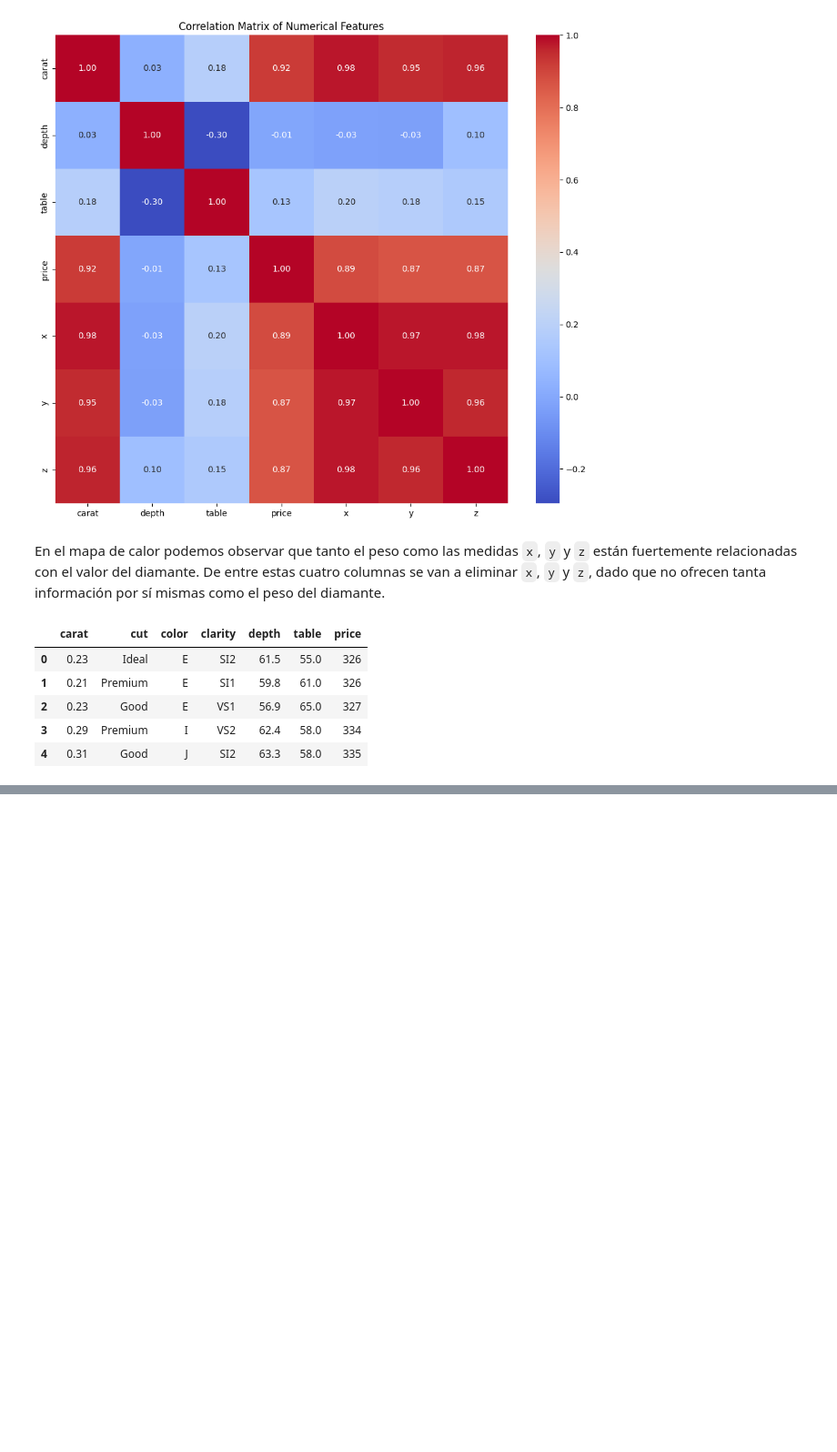
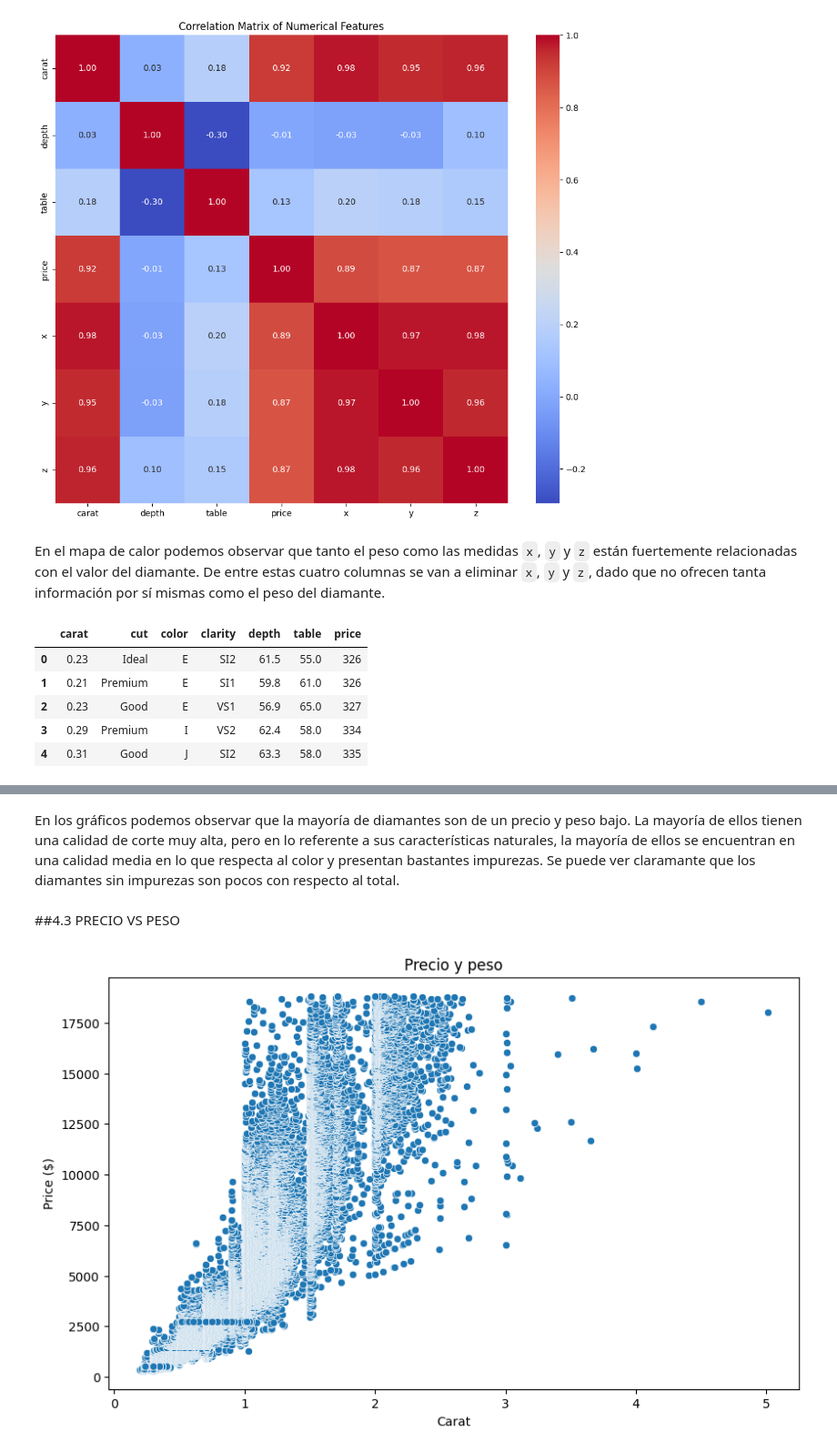
Before and after one commit to robertomartinezedu/Curso-IA-BigData, a Jupyter notebook: PIA_UD1_Entrega1.ipynb, the cells around one changed output, grey strips where cells are left out. Shown at 91% size. Cells and saved outputs as stored; diff of their text form; code cells hidden in the pictures; blank space fills up the shorter version.

```diff
--- a/PIA_UD1_Entrega1.ipynb
+++ b/PIA_UD1_Entrega1.ipynb
@@ -279,0 +278,15 @@ plt.show()
+# %% [markdown]
+En los gráficos podemos observar que la mayoría de diamantes son de un precio y peso bajo.
+La mayoría de ellos tienen una calidad de corte muy alta, pero en lo referente a sus características naturales, la mayoría de ellos se encuentran en una calidad media en lo que respecta al color y presentan bastantes impurezas.
+Se puede ver claramante que los diamantes sin impurezas son pocos con respecto al total.
+# %% [markdown]
+##4.3 PRECIO VS PESO
+# %%
+plt.figure(figsize=(10, 6))
+sns.scatterplot(x='carat', y='price', data=df)
+plt.title('Precio y peso')
+plt.xlabel('Carat')
+plt.ylabel('Price ($)')
+plt.show()
+# %% [output]
+[figure, added]
```
Also changed, not shown: parts of 12 cells of this notebook.
